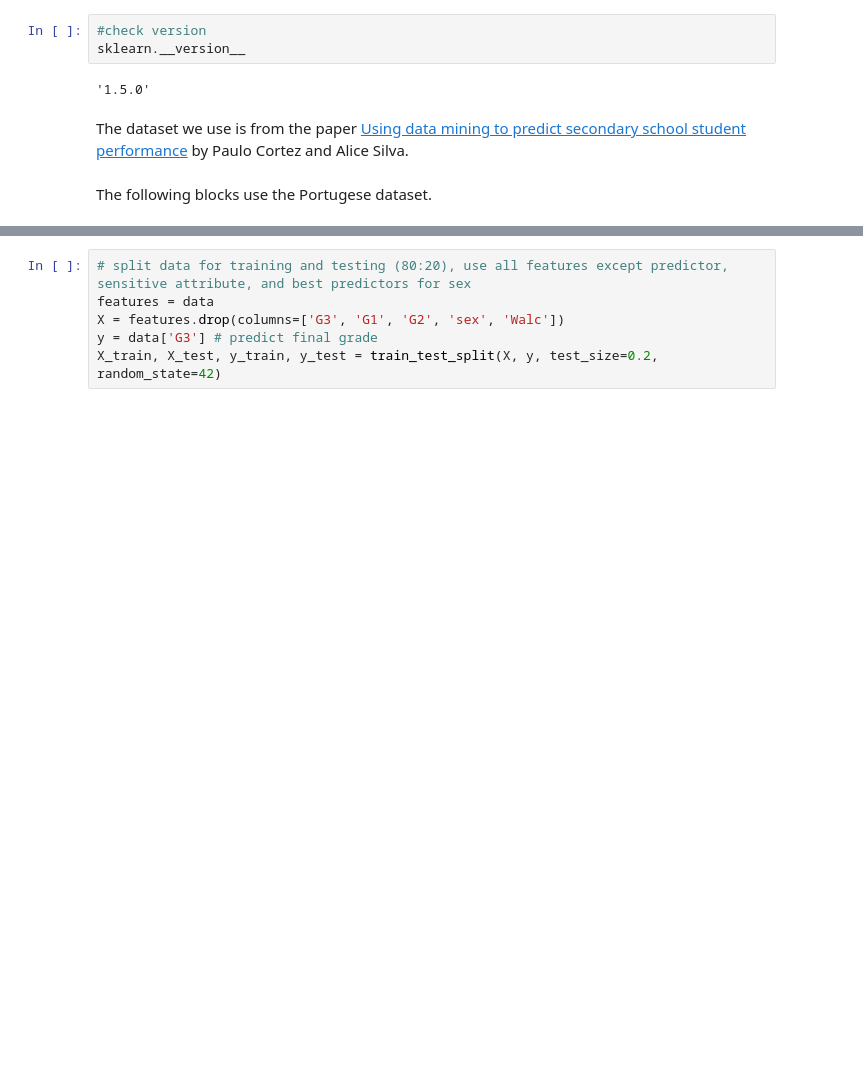
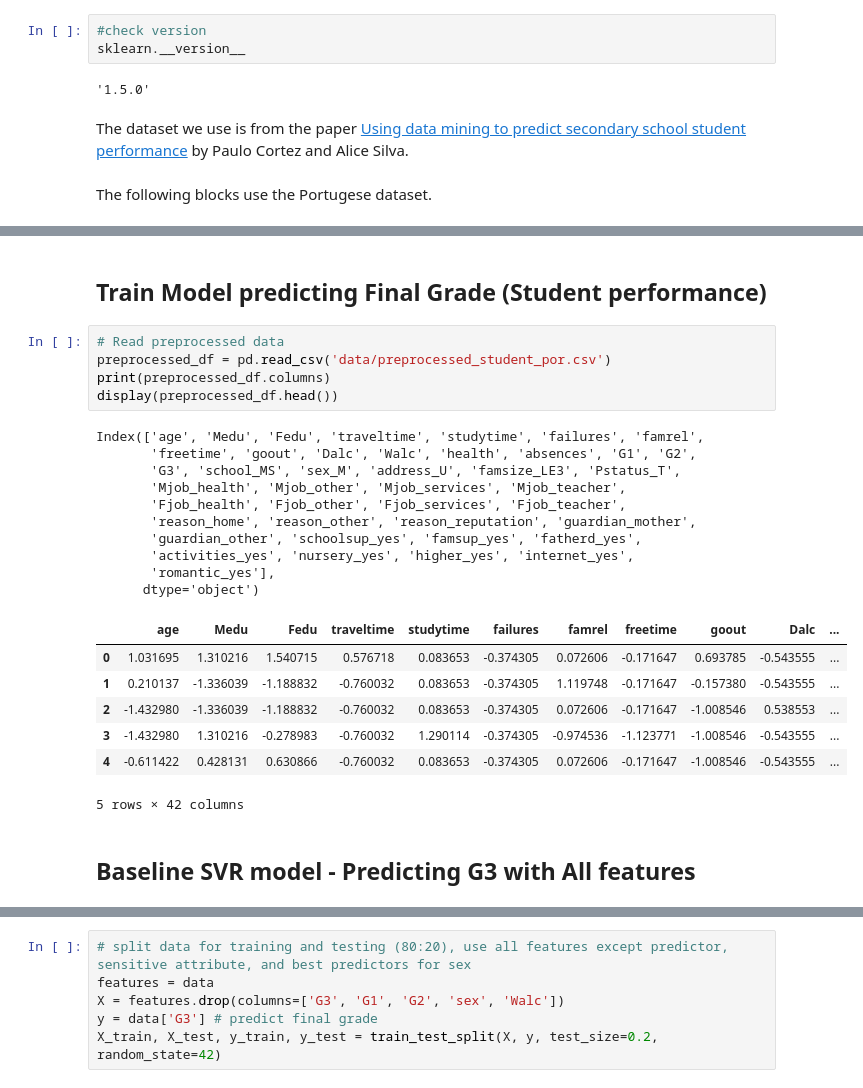
Before and after one commit to annebelleo/INFOMHCML, a Jupyter notebook: modeling.ipynb, the cells around one changed output, grey strips where cells are left out. Drawn from its saved outputs; the diff is of its cells as text; blank space fills up the shorter version.

```diff
--- a/modeling.ipynb
+++ b/modeling.ipynb
@@ -41,0 +102,27 @@ data.head()
+# %% [markdown]
+## Train Model predicting Final Grade (Student performance)
+# %%
+# Read preprocessed data
+preprocessed_df = pd.read_csv('data/preprocessed_student_por.csv')
+print(preprocessed_df.columns)
+display(preprocessed_df.head())
+# %% [output]
+Index(['age', 'Medu', 'Fedu', 'traveltime', 'studytime', 'failures', 'famrel',
+       'freetime', 'goout', 'Dalc', 'Walc', 'health', 'absences', 'G1', 'G2',
+       'G3', 'school_MS', 'sex_M', 'address_U', 'famsize_LE3', 'Pstatus_T',
+       'Mjob_health', 'Mjob_other', 'Mjob_services', 'Mjob_teacher',
+       'Fjob_health', 'Fjob_other', 'Fjob_services', 'Fjob_teacher',
+       'reason_home', 'reason_other', 'reason_reputation', 'guardian_mother',
+       'guardian_other', 'schoolsup_yes', 'famsup_yes', 'fatherd_yes',
+       'activities_yes', 'nursery_yes', 'higher_yes', 'internet_yes',
+       'romantic_yes'],
+      dtype='object')
+|  | age | Medu | Fedu | traveltime | studytime | failures | famrel | freetime | goout | Dalc | ... |
+| 0 | 1.031695 | 1.310216 | 1.540715 | 0.576718 | 0.083653 | -0.374305 | 0.072606 | -0.171647 | 0.693785 | -0.543555 | ... |
+| 1 | 0.210137 | -1.336039 | -1.188832 | -0.760032 | 0.083653 | -0.374305 | 1.119748 | -0.171647 | -0.157380 | -0.543555 | ... |
+| 2 | -1.432980 | -1.336039 | -1.188832 | -0.760032 | 0.083653 | -0.374305 | 0.072606 | -0.171647 | -1.008546 | 0.538553 | ... |
+| 3 | -1.432980 | 1.310216 | -0.278983 | -0.760032 | 1.290114 | -0.374305 | -0.974536 | -1.123771 | -1.008546 | -0.543555 | ... |
+| 4 | -0.611422 | 0.428131 | 0.630866 | -0.760032 | 0.083653 | -0.374305 | 0.072606 | -0.171647 | -1.008546 | -0.543555 | ... |
+5 rows × 42 columns
+# %% [markdown]
+## Baseline SVR model - Predicting G3 with All features
```
Also changed, not shown: parts of 39 cells of this notebook.
